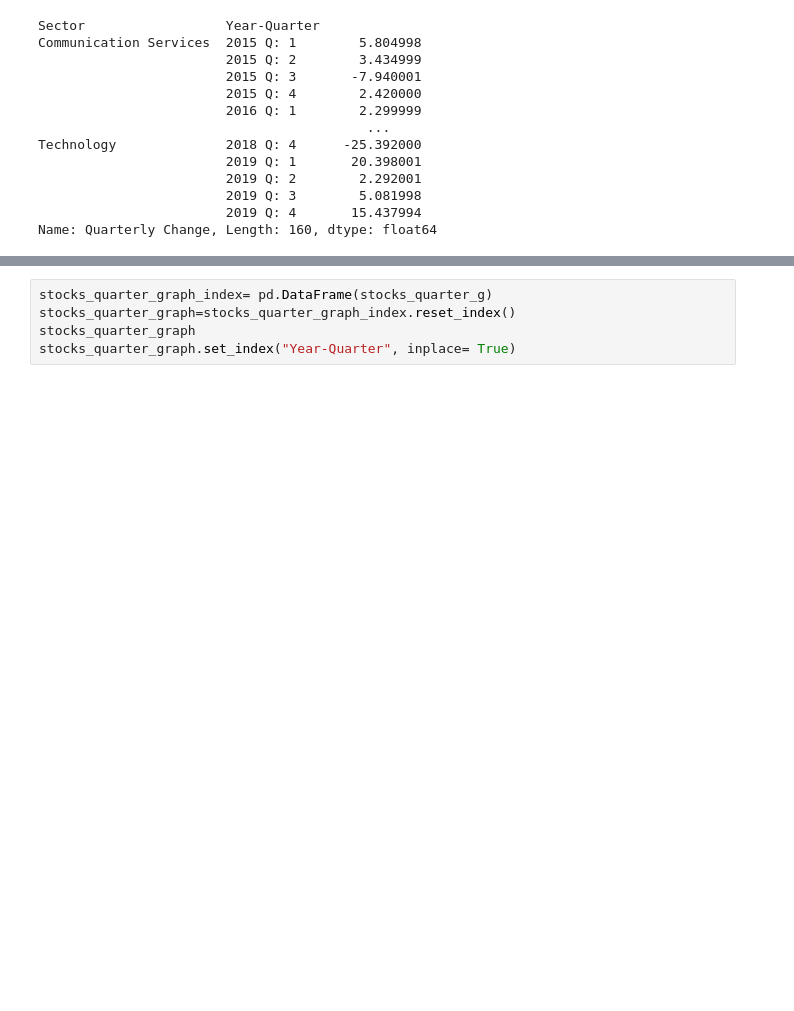
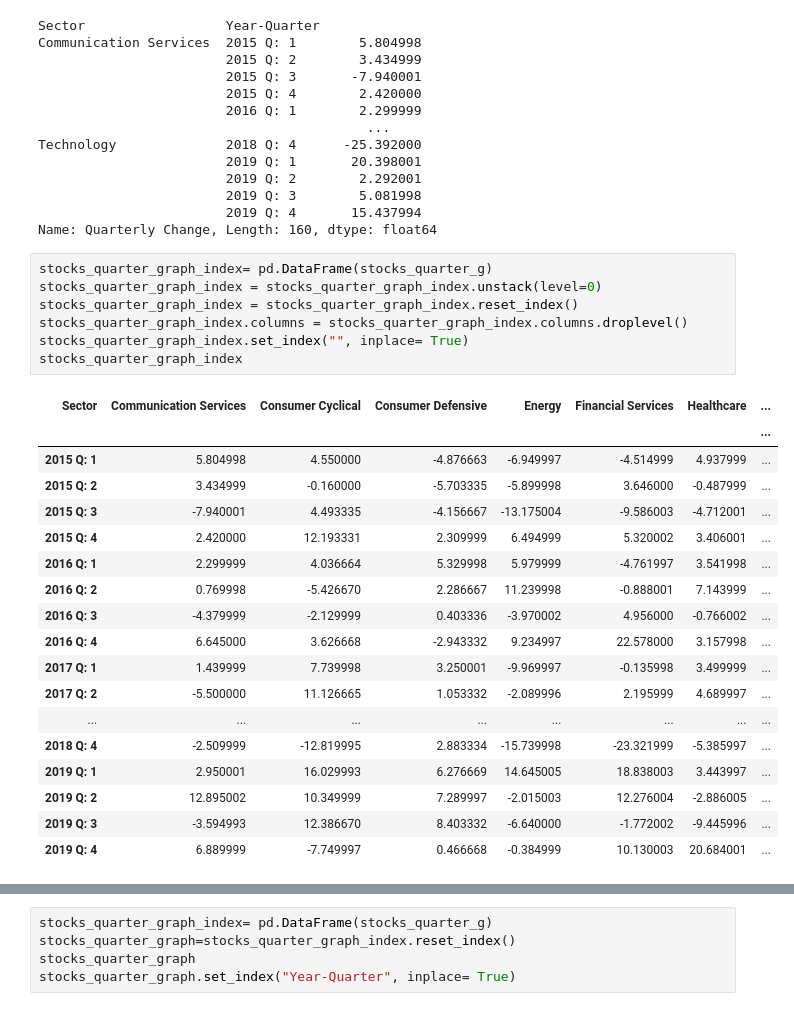
Before and after one commit to Jdshah06/S-P-500-Stock-Analysis, a Jupyter notebook: Project Dow Test.ipynb, the cells around one changed output, grey strips where cells are left out. Cells and saved outputs as stored; diff of their text form; blank space fills up the shorter version.

```diff
--- a/Project Dow Test.ipynb
+++ b/Project Dow Test.ipynb
@@ -424,3 +427,29 @@ Technology              2018 Q: 4      -25.392000
                         2019 Q: 3        5.081998
                         2019 Q: 4       15.437994
 Name: Quarterly Change, Length: 160, dtype: float64
+# %%
+stocks_quarter_graph_index= pd.DataFrame(stocks_quarter_g)
+stocks_quarter_graph_index = stocks_quarter_graph_index.unstack(level=0)
+stocks_quarter_graph_index = stocks_quarter_graph_index.reset_index()
+stocks_quarter_graph_index.columns = stocks_quarter_graph_index.columns.droplevel()
+stocks_quarter_graph_index.set_index("", inplace= True)
+stocks_quarter_graph_index
+# %% [output]
+| Sector | Communication Services | Consumer Cyclical | Consumer Defensive | Energy | Financial Services | Healthcare | ... |
+|  |  |  |  |  |  |  | ... |
+| 2015 Q: 1 | 5.804998 | 4.550000 | -4.876663 | -6.949997 | -4.514999 | 4.937999 | ... |
+| 2015 Q: 2 | 3.434999 | -0.160000 | -5.703335 | -5.899998 | 3.646000 | -0.487999 | ... |
+| 2015 Q: 3 | -7.940001 | 4.493335 | -4.156667 | -13.175004 | -9.586003 | -4.712001 | ... |
+| 2015 Q: 4 | 2.420000 | 12.193331 | 2.309999 | 6.494999 | 5.320002 | 3.406001 | ... |
+| 2016 Q: 1 | 2.299999 | 4.036664 | 5.329998 | 5.979999 | -4.761997 | 3.541998 | ... |
+| 2016 Q: 2 | 0.769998 | -5.426670 | 2.286667 | 11.239998 | -0.888001 | 7.143999 | ... |
+| 2016 Q: 3 | -4.379999 | -2.129999 | 0.403336 | -3.970002 | 4.956000 | -0.766002 | ... |
+| 2016 Q: 4 | 6.645000 | 3.626668 | -2.943332 | 9.234997 | 22.578000 | 3.157998 | ... |
+| 2017 Q: 1 | 1.439999 | 7.739998 | 3.250001 | -9.969997 | -0.135998 | 3.499999 | ... |
+| 2017 Q: 2 | -5.500000 | 11.126665 | 1.053332 | -2.089996 | 2.195999 | 4.689997 | ... |
+| ... | ... | ... | ... | ... | ... | ... | ... |
+| 2018 Q: 4 | -2.509999 | -12.819995 | 2.883334 | -15.739998 | -23.321999 | -5.385997 | ... |
+| 2019 Q: 1 | 2.950001 | 16.029993 | 6.276669 | 14.645005 | 18.838003 | 3.443997 | ... |
+| 2019 Q: 2 | 12.895002 | 10.349999 | 7.289997 | -2.015003 | 12.276004 | -2.886005 | ... |
+| 2019 Q: 3 | -3.594993 | 12.386670 | 8.403332 | -6.640000 | -1.772002 | -9.445996 | ... |
+| 2019 Q: 4 | 6.889999 | -7.749997 | 0.466668 | -0.384999 | 10.130003 | 20.684001 | ... |
```
Also changed, not shown: parts of 26 cells of this notebook, 1 other file.
